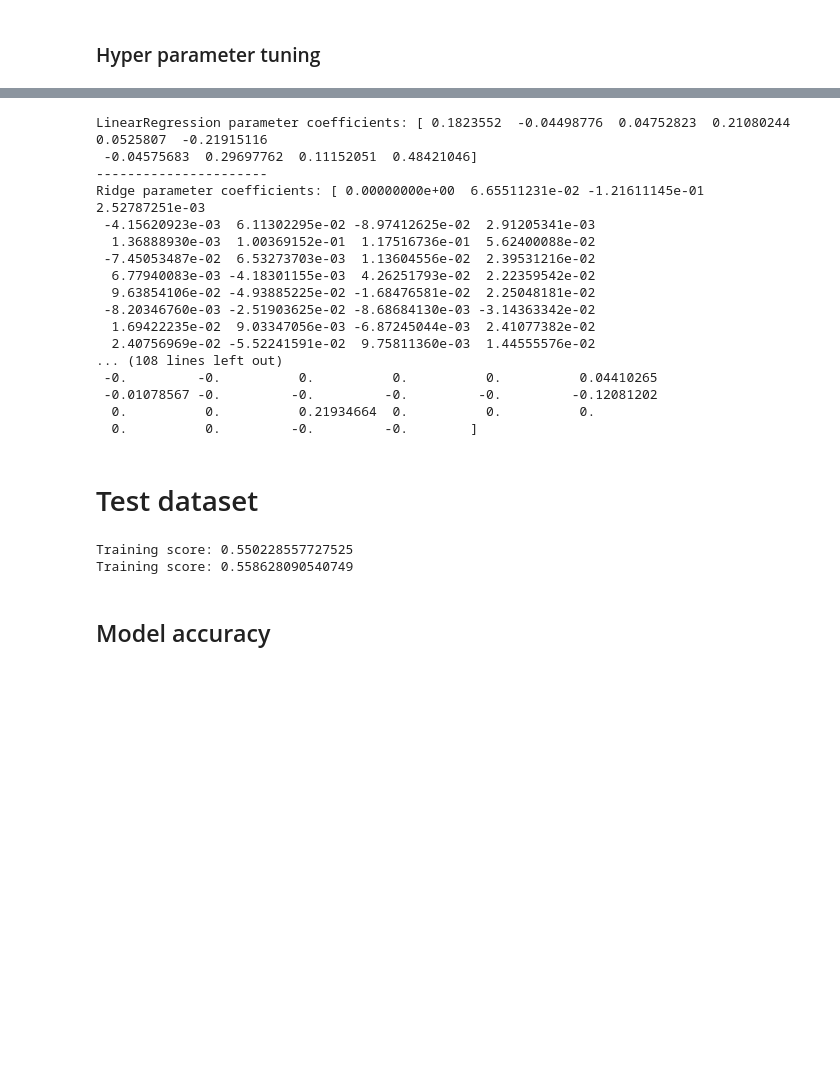
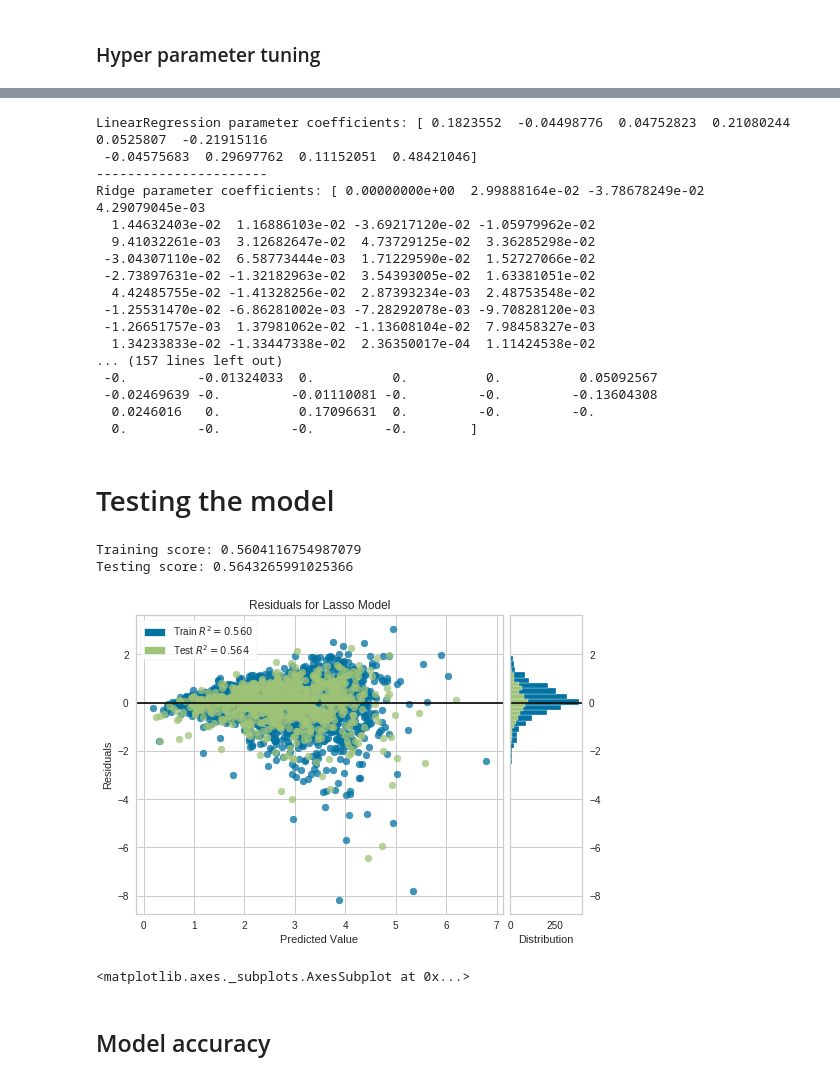
Before and after one commit to aghilissen/Mod_4_Project, a Jupyter notebook: AG.ipynb, the cells around one changed output, grey strips where cells are left out. Cells and saved outputs as stored; diff of their text form; code cells hidden in the pictures; blank space fills up the shorter version.

```diff
--- a/AG.ipynb
+++ b/AG.ipynb
@@ -203,13 +222,16 @@ r_squared_score: 0.501546593853755
 # %%
-# degree: 1, 2, 3, 4
-scaler = StandardScaler()
-
 # Polynomial transformation
 poly_reg = PolynomialFeatures(degree=3)
 X_poly = poly_reg.fit_transform(X_train)
+
+# Standardisation
+X_poly_s = scaler.fit_transform(X_poly)
+
+# Modellisation
 model = LinearRegression()
-X_poly_s = scaler.fit_transform(X_poly)
 lin_reg_1 = model.fit(X_poly_s,y_train)
+
+# Evaluation
 y_pred = lin_reg_1.predict(X_poly_s)
-print(f'Rsquared = {r2_score(y_train,lin_reg_1.predict(X_poly_s))}')
+print(f'Rsquared: {r2_score(y_train,lin_reg_1.predict(X_poly_s))}')
 # %% [output]
@@ -300,46 +309,59 @@ print(grid.best_score_)
 # %%
-ridge = Ridge(alpha=71.71428571428571)
+ridge = Ridge(alpha=503.81633)
 ridge.fit(X_poly_s, y_train)
 
-lasso = Lasso(alpha=0.00816326530612245)
+lasso = Lasso(alpha=0.00469)
 lasso.fit(X_poly_s, y_train)
 
+enet = ElasticNet(alpha=0.0102)
+enet.fit(X_poly_s, y_train)
+
+# The following coefficients are transformed and scaled
+# (as they work on the _poly_ data)
 print('LinearRegression parameter coefficients:', linmodel.coef_)
 print('----------------------')
 print('Ridge parameter coefficients:', ridge.coef_)
 print('----------------------')
 print('Lasso parameter coefficients:', lasso.coef_)
+print('----------------------')
+print('Elastic net parameter coefficients:', enet.coef_)
 # %% [output]
 LinearRegression parameter coefficients: [ 0.1823552  -0.04498776  0.04752823  0.21080244  0.0525807  -0.21915116
  -0.04575683  0.29697762  0.11152051  0.48421046]
 ----------------------
-Ridge parameter coefficients: [ 0.00000000e+00  6.65511231e-02 -1.21611145e-01  2.52787251e-03
- -4.15620923e-03  6.11302295e-02 -8.97412625e-02  2.91205341e-03
-  1.36888930e-03  1.00369152e-01  1.17516736e-01  5.62400088e-02
- -7.45053487e-02  6.53273703e-03  1.13604556e-02  2.39531216e-02
-  6.77940083e-03 -4.18301155e-03  4.26251793e-02  2.22359542e-02
-  9.63854106e-02 -4.93885225e-02 -1.68476581e-02  2.25048181e-02
- -8.20346760e-03 -2.51903625e-02 -8.68684130e-03 -3.14363342e-02
-  1.69422235e-02  9.03347056e-03 -6.87245044e-03  2.41077382e-02
-  2.40756969e-02 -5.52241591e-02  9.75811360e-03  1.44555576e-02
-... (108 lines left out)
- -0.         -0.          0.          0.          0.          0.04410265
- -0.01078567 -0.         -0.         -0.         -0.         -0.12081202
-  0.          0.          0.21934664  0.          0.          0.
-  0.          0.         -0.         -0.        ]
+Ridge parameter coefficients: [ 0.00000000e+00  2.99888164e-02 -3.78678249e-02  4.29079045e-03
+  1.44632403e-02  1.16886103e-02 -3.69217120e-02 -1.05979962e-02
+  9.41032261e-03  3.12682647e-02  4.73729125e-02  3.36285298e-02
+ -3.04307110e-02  6.58773444e-03  1.71229590e-02  1.52727066e-02
+ -2.73897631e-02 -1.32182963e-02  3.54393005e-02  1.63381051e-02
+  4.42485755e-02 -1.41328256e-02  2.87393234e-03  2.48753548e-02
+ -1.25531470e-02 -6.86281002e-03 -7.28292078e-03 -9.70828120e-03
+ -1.26651757e-03  1.37981062e-02 -1.13608104e-02  7.98458327e-03
+  1.34233833e-02 -1.33447338e-02  2.36350017e-04  1.11424538e-02
+... (157 lines left out)
+ -0.         -0.01324033  0.          0.          0.          0.05092567
+ -0.02469639 -0.         -0.01110081 -0.         -0.         -0.13604308
+  0.0246016   0.          0.17096631  0.         -0.         -0.
+  0.         -0.         -0.         -0.        ]
-# %% [markdown]
-# Test dataset
+# %% [markdown]
+# Testing the model
 # %%
 poly_reg = PolynomialFeatures(degree=3)
 X_poly = poly_reg.fit_transform(X_train)
 X_test_poly = poly_reg.transform(X_test)
 X_test_poly_s = scaler.transform(X_test_poly)
 
-lassomodel = Lasso(alpha=0.005918367346938775)
+lasso = Lasso(alpha=0.00469)
 lasso.fit(X_poly_s, y_train)
 print(f'Training score: {lasso.score(X_poly_s,y_train)}')
-print(f'Training score: {lasso.score(X_test_poly_s,y_test)}')
+print(f'Testing score: {lasso.score(X_test_poly_s,y_test)}')
+visualizer = ResidualsPlot(lasso)
+visualizer.fit(X_poly_s, y_train)
+visualizer.score(X_test_poly_s, y_test)
+visualizer.show();
 # %% [output]
-Training score: 0.550228557727525
-Training score: 0.558628090540749
+Training score: 0.5604116754987079
+Testing score: 0.5643265991025366
+[figure, added]
+<matplotlib.axes._subplots.AxesSubplot at 0x...>
 # %%
```
Also changed, not shown: parts of 22 cells of this notebook.
